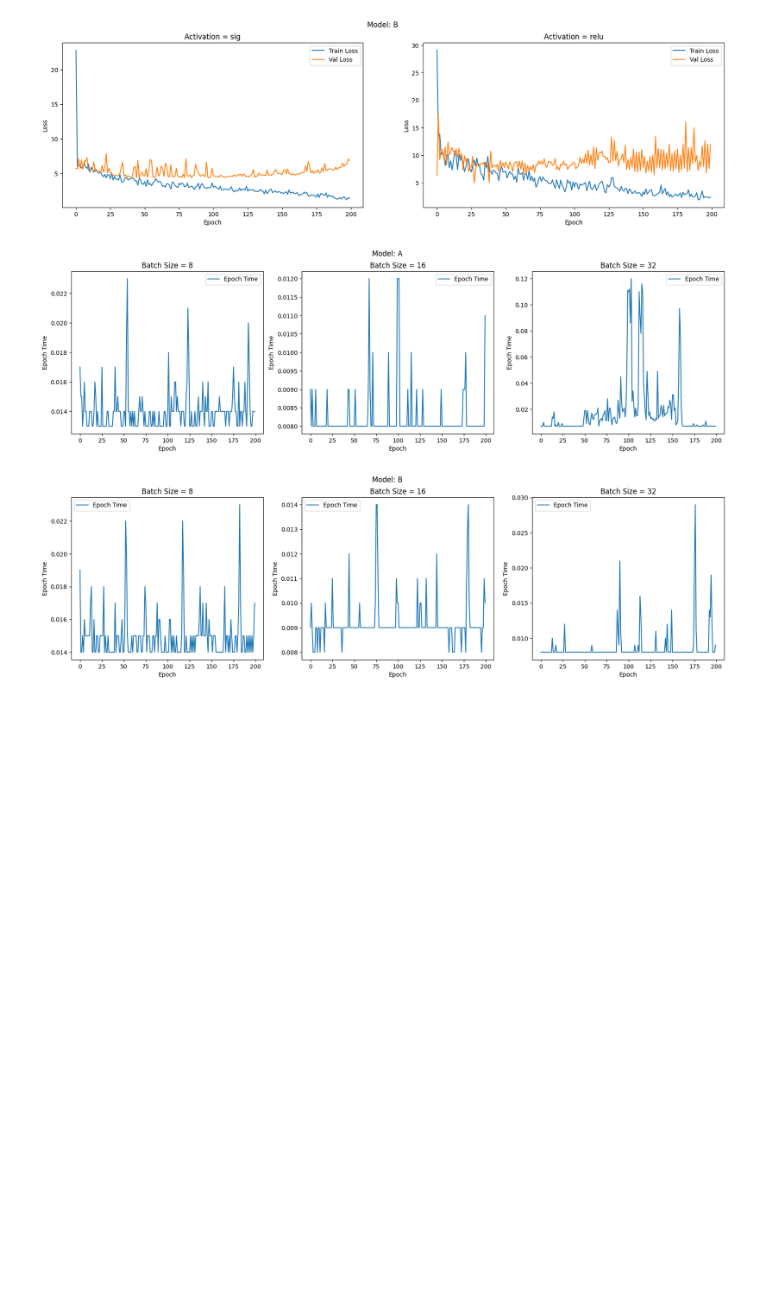
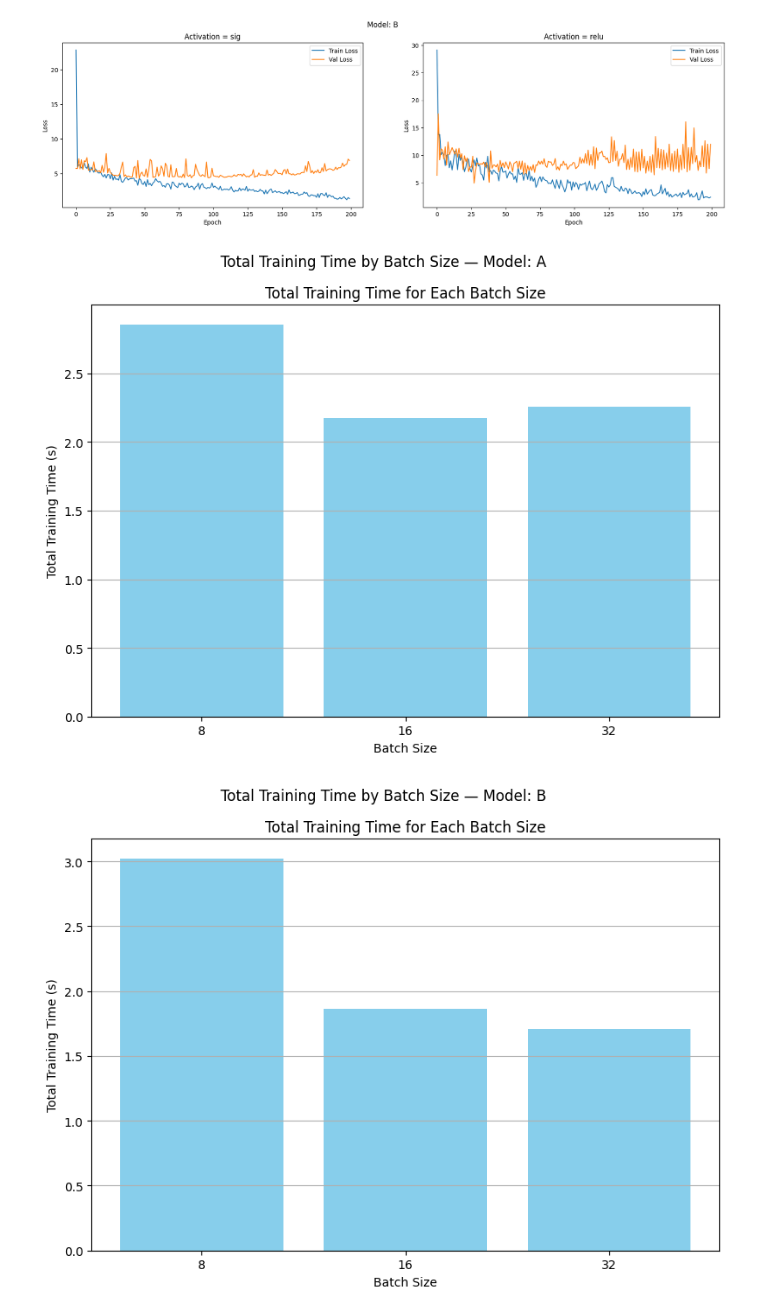
Before and after one commit to SetroZ/IA_ANN, a Jupyter notebook: code.ipynb, the cells around one changed output. Saved outputs shown, nothing was run; the diff lists cells and outputs as text; code cells hidden in the pictures; blank space fills up the shorter version.

```diff
--- a/code.ipynb
+++ b/code.ipynb
@@ -767,31 +799,35 @@ for model in models:
 [figure]
 [figure]
 # %%
-# =========================
-# Batch size plots
-# =========================
+total_times = []
 
 for model in models:
-    fig, axs = plt.subplots(1, len(hyperArgs.batch_size), figsize=(20, 5))
-    fig.suptitle(f"Model: {model.name}")
+    fig, axs = plt.subplots(1, 1, figsize=(8, 6))  # Single histogram per model
+    fig.suptitle(f"Total Training Time by Batch Size — Model: {model.name}")
 
-    for idx,batch  in enumerate(hyperArgs.batch_size):
+    batch_sizes = hyperArgs.batch_size
+    total_times.clear()
+
+    for batch in batch_sizes:
         # Create fresh args & model for each run
         nn = NeuralNetwork(NeuralNetworkArgs(model.name))
         nn.batch_size = batch
-        nn.name= model.name
-        nn.epochs=200
+        nn.name = model.name
+        nn.epochs = 200
 
-        train_losses, val_losses,epoch_times = nn.train(trainData, valData, useBest=False, silent=True)
+        train_losses, val_losses, epoch_times = nn.train(trainData, valData, useBest=False, silent=True)
 
-        axs[idx].plot(epoch_times, label="Epoch Time")
-        axs[idx].set_title(f"Batch Size = {nn.batch_size}")
-        axs[idx].set_xlabel("Epoch")
-        axs[idx].set_ylabel("Epoch Time")
-        axs[idx].legend()
+        total_times.append(sum(epoch_times))
 
+    # Plot histogram (bar chart)
+    axs.bar([str(b) for b in batch_sizes], total_times, color='skyblue')
+    axs.set_xlabel("Batch Size")
+    axs.set_ylabel("Total Training Time (s)")
+    axs.set_title("Total Training Time for Each Batch Size")
+    axs.grid(axis='y')
 
+    plt.tight_layout()
     plt.show()
 # %% [output]
-[figure, old version]
+[figure, new version]
-[figure, old version]
+[figure, new version]
```
Also changed, not shown: parts of 2 cells of this notebook.
